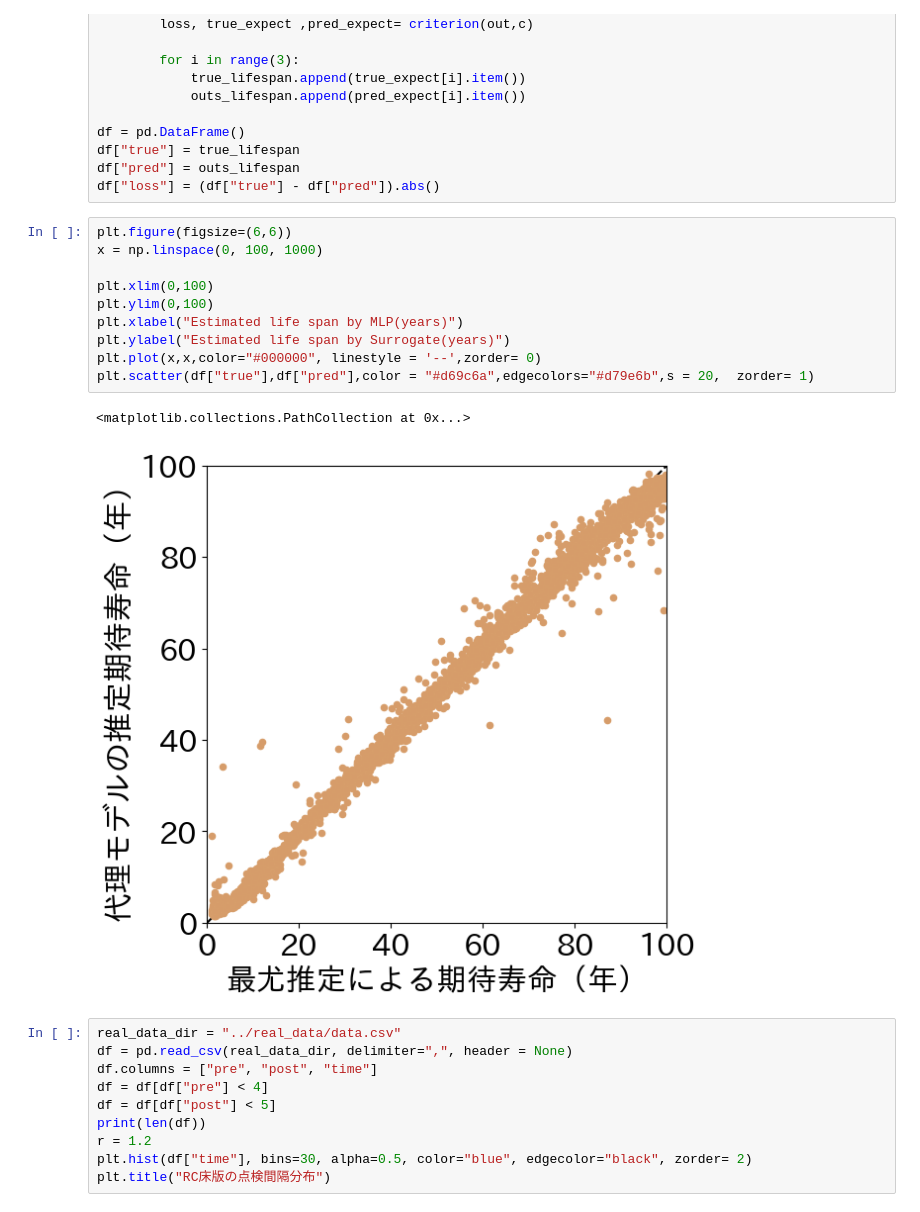
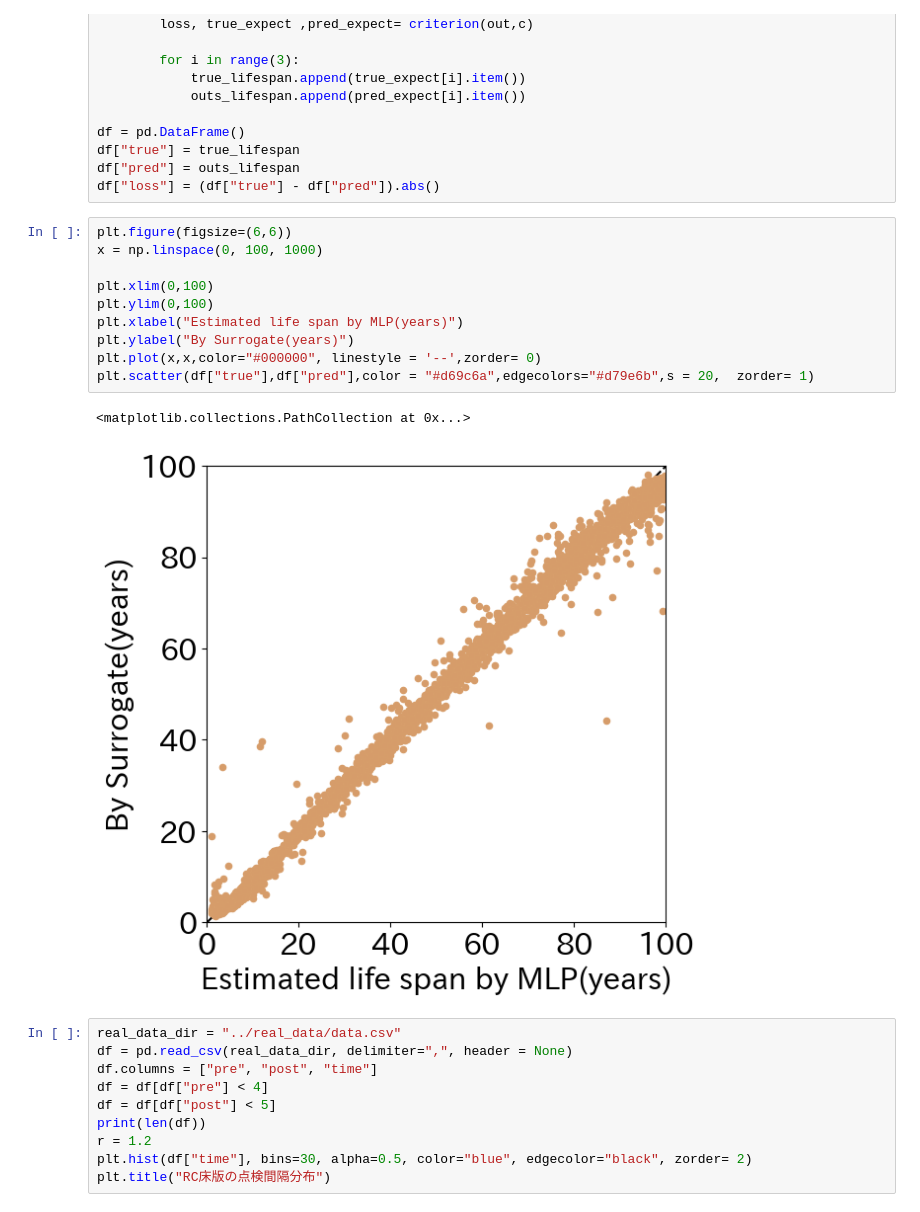
Before and after one commit to natsuki0720/CTMCxDeepSets_portfolio, a Jupyter notebook: notebooks/evaluate_mixed_model.ipynb, the cells around one changed output. Cells and saved outputs as stored; diff of their text form.

```diff
--- a/notebooks/evaluate_mixed_model.ipynb
+++ b/notebooks/evaluate_mixed_model.ipynb
@@ -143,16 +143,16 @@ df["loss"] = (df["true"] - df["pred"]).abs()
 # %%
 plt.figure(figsize=(6,6))
 x = np.linspace(0, 100, 1000)
 
 plt.xlim(0,100)
 plt.ylim(0,100)
 plt.xlabel("Estimated life span by MLP(years)")
-plt.ylabel("Estimated life span by Surrogate(years)")
+plt.ylabel("By Surrogate(years)")
 plt.plot(x,x,color="#000000", linestyle = '--',zorder= 0)
 plt.scatter(df["true"],df["pred"],color = "#d69c6a",edgecolors="#d79e6b",s = 20,  zorder= 1)
 # %% [output]
 <matplotlib.collections.PathCollection at 0x...>
-[figure, old version]
+[figure, new version]
 # %%
 real_data_dir = "../real_data/data.csv"
 df = pd.read_csv(real_data_dir, delimiter=",", header = None)
```
